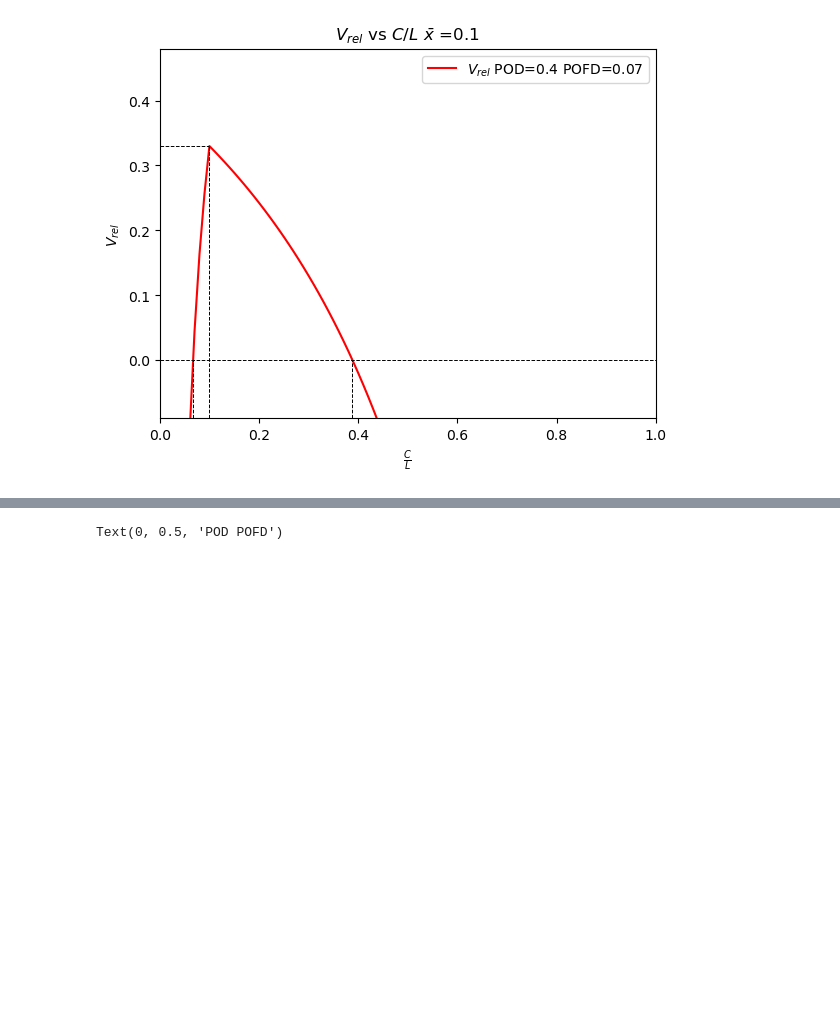
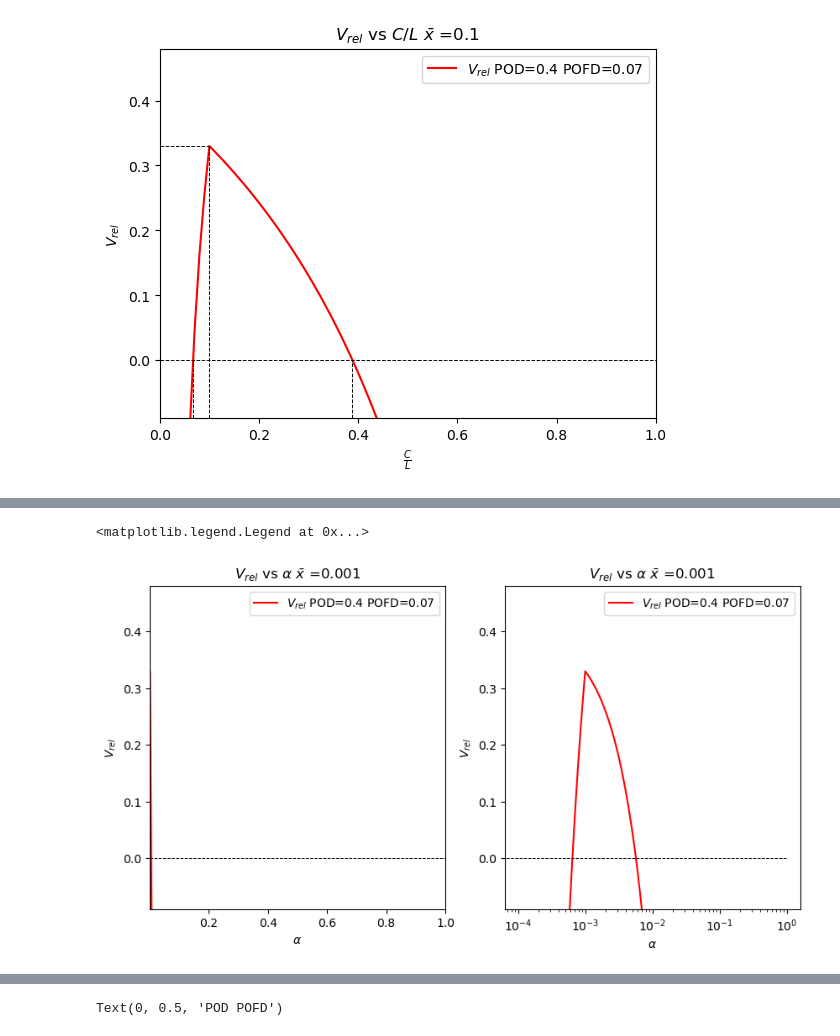
Before and after one commit to baldwin-ou/verification, a Jupyter notebook: cost_base_rate.ipynb, the cells around one changed output, grey strips where cells are left out. Drawn from its saved outputs; the diff is of its cells as text; code cells hidden in the pictures; blank space fills up the shorter version.

```diff
--- a/cost_base_rate.ipynb
+++ b/cost_base_rate.ipynb
@@ -289,0 +331,39 @@ The relative value curve provides similar information as the expense curve, exce
+# %%
+#rare event relative value curve
+
+xbar1=0.001
+pod1=0.4
+pofd1=0.07
+
+# will use logspace to define alpha values and avoid divide by zero errors
+alpha=np.logspace(-4.0,-0.1,2001)
+rel_value=np.zeros_like(alpha)
+alpha_odds=np.zeros_like(alpha)
+xodds=xbar1/(1.-xbar1)
+alpha_odds=alpha/(1.-alpha)
+
+rel_value=pod1-pofd1*alpha_odds/xodds
+rel_value[alpha<xbar1]=(1.-pofd1)-(1.-pod1)*xodds/alpha_odds[alpha<xbar1]
+
+fig,ax = plt.subplots(1,2,figsize=(10,5))
+axs=ax.flat
+axs[0].plot(alpha,rel_value,color='xkcd:fire engine red',label=r'$V_{rel}$'+f' POD={np.round(pod1,2)} POFD={np.round(pofd1,2)}')
+axs[0].plot([0.,1.],[0.,0.],'k--',lw=0.7)
+axs[0].set_xlim(0.,1.0)
+axs[0].set_ylim(-0.09,.48)
+axs[0].set_title(r'$V_{rel}$ vs $\alpha$ $\bar x$ ='+f'{xbar1}')
+axs[0].set_xlabel(r'$\alpha$')
+axs[0].set_ylabel(r'$V_{rel}$')
+axs[0].legend()
+
+axs[1].semilogx(alpha,rel_value,color='xkcd:fire engine red',label=r'$V_{rel}$'+f' POD={np.round(pod1,2)} POFD={np.round(pofd1,2)}')
+axs[1].plot([0.,1.],[0.,0.],'k--',lw=0.7)
+axs[0].set_xlim(1.e-4,1.0)
+axs[1].set_ylim(-0.09,.48)
+axs[1].set_title(r'$V_{rel}$ vs $\alpha$ $\bar x$ ='+f'{xbar1}')
+axs[1].set_xlabel(r'$\alpha$')
+axs[1].set_ylabel(r'$V_{rel}$')
+axs[1].legend()
+# %% [output]
+<matplotlib.legend.Legend at 0x...>
+[figure, added]
```
Also changed, not shown: parts of 7 cells of this notebook.
